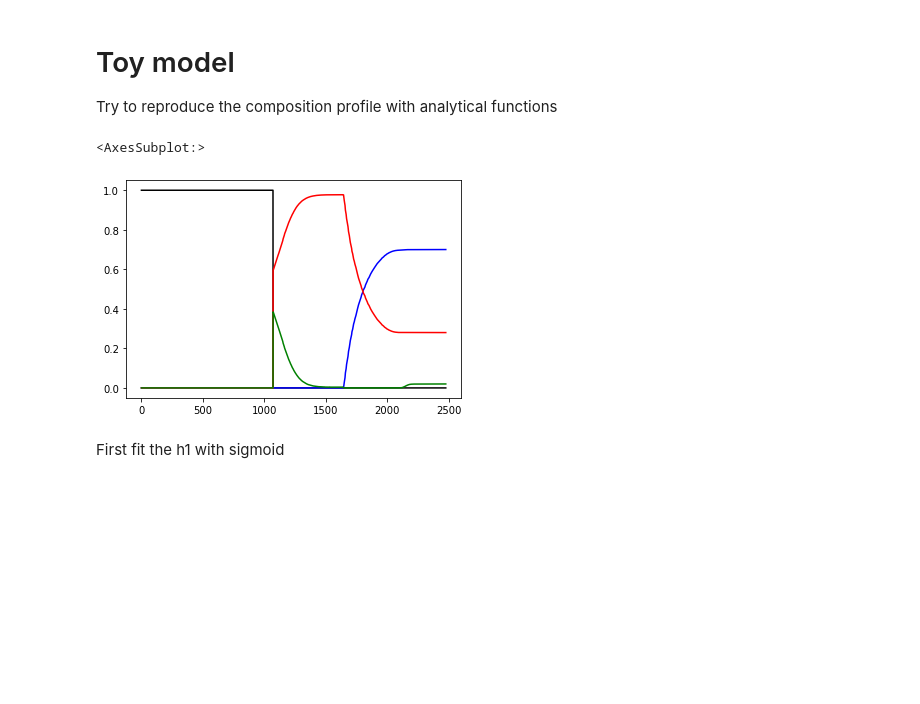
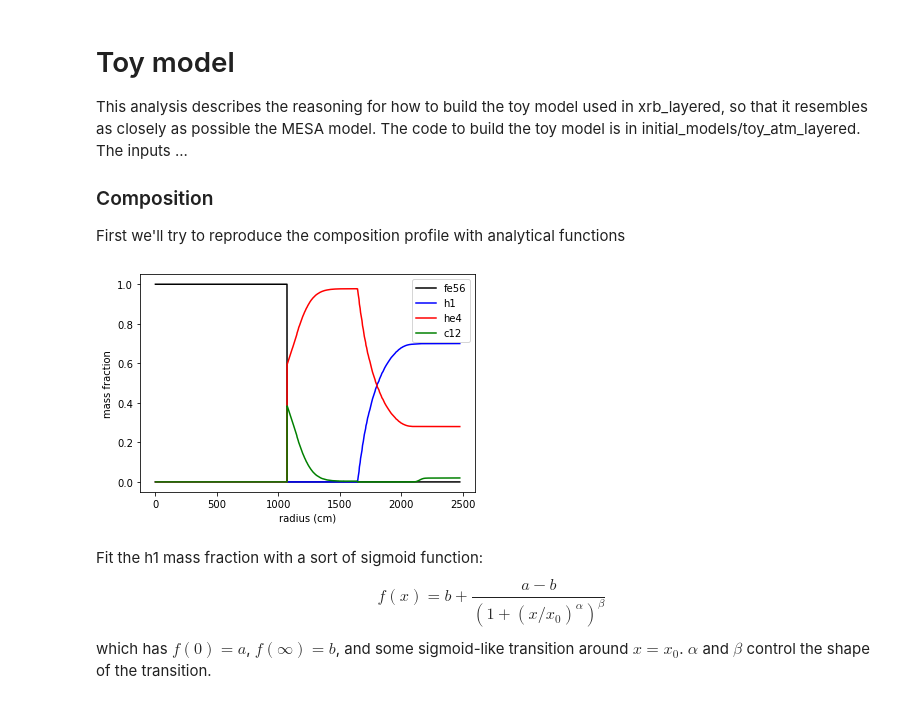
Before and after one commit to AMReX-Astro/MAESTROeX, a Jupyter notebook: Exec/science/xrb_layered/create_initial_model/construct_toy_model.ipynb, the cells around one changed output. Saved outputs shown, nothing was run; the diff lists cells and outputs as text; code cells hidden in the pictures; blank space fills up the shorter version.

```diff
--- a/Exec/science/xrb_layered/create_initial_model/construct_toy_model.ipynb
+++ b/Exec/science/xrb_layered/create_initial_model/construct_toy_model.ipynb
@@ -1,25 +1,35 @@
 # %% [markdown]
 # Toy model
 
-Try to reproduce the composition profile with analytical functions
+This analysis describes the reasoning for how to build the toy model used in xrb_layered, so that it resembles as closely as possible the MESA model. The code to build the toy model is in initial_models/toy_atm_layered. The inputs ...
+
+### Composition
+First we'll try to reproduce the composition profile with analytical functions
 # %%
 import py_mesa_reader as mr
 import numpy as np
 import matplotlib.pyplot as plt
 
+# Plot MESA model
+
+prof = mr.MesaData("profile37.data")
+
 def plot_X():
-    prof = mr.MesaData("profile37.data")
     fig,ax = plt.subplots(1,1)
-    ax.plot(prof.R_cm-12e5, prof.fe56, 'k-', label='h1')
+    ax.set_xlabel('radius (cm)')
+    ax.set_ylabel('mass fraction')
+    ax.plot(prof.R_cm-12e5, prof.fe56, 'k-', label='fe56')
     ax.plot(prof.R_cm-12e5, prof.h1, 'b-', label='h1')
     ax.plot(prof.R_cm-12e5, prof.he4, 'r-', label='he4')
     ax.plot(prof.R_cm-12e5, prof.c12, 'g-', label='c12')
+    ax.legend()
     return ax
 
-plot_X()
+ax=plot_X()
 # %% [output]
-<AxesSubplot:>
-[figure, old version]
+[figure, new version]
 # %% [markdown]
-First fit the h1 with sigmoid
+Fit the h1 mass fraction with a sort of sigmoid function:
+$$f(x) = b + \frac{a-b}{(1+(x/x_0)^\alpha)^\beta}$$
+which has $f(0)=a$, $f(\infty)=b$, and some sigmoid-like transition around $x=x_0$. $\alpha$ and $\beta$ control the shape of the transition.
 # %%
```
Also changed, not shown: parts of 15 cells of this notebook, 10 other files.
